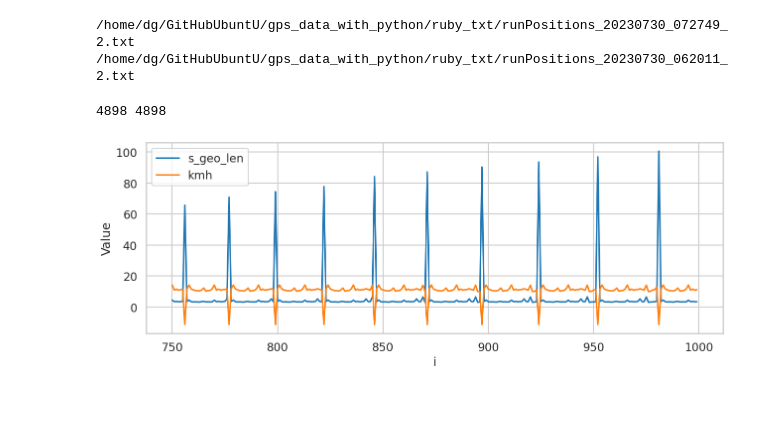
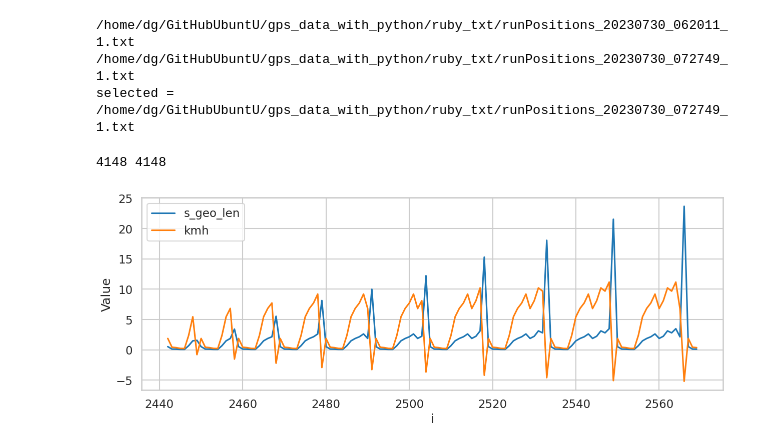
Before and after one commit to dogasiyli/gps_data_with_python, a Jupyter notebook: notebooks/runpos.ipynb, the cells around one changed output. Cells and saved outputs as stored; diff of their text form; code cells hidden in the pictures; blank space fills up the shorter version.

```diff
--- a/notebooks/runpos.ipynb
+++ b/notebooks/runpos.ipynb
@@ -12,16 +12,20 @@ import os
 def list_txt_files():
     txt_files = []
     for f in os.listdir("../ruby_txt/"):
-        if f.endswith("_2.txt"):
+        if f.endswith("_1.txt"):
             full_file = os.path.abspath(os.path.join("../ruby_txt/", f))
             txt_files.append(full_file)
     print("\n".join(txt_files))
     return txt_files
 
 txt_files = list_txt_files()
+
+fname = txt_files[1]
+print(f"selected = {fname}")
 # %% [output]
-/home/dg/GitHubUbuntU/gps_data_with_python/ruby_txt/runPositions_20230730_072749_2.txt
-/home/dg/GitHubUbuntU/gps_data_with_python/ruby_txt/runPositions_20230730_062011_2.txt
+/home/dg/GitHubUbuntU/gps_data_with_python/ruby_txt/runPositions_20230730_062011_1.txt
+/home/dg/GitHubUbuntU/gps_data_with_python/ruby_txt/runPositions_20230730_072749_1.txt
+selected = /home/dg/GitHubUbuntU/gps_data_with_python/ruby_txt/runPositions_20230730_072749_1.txt
 # %%
 import json
 # Function to read JSON data from a file and parse it into a Python object
@@ -31,7 +35,7 @@ def read_json_file(file_path):
         return data
 
 # Call the function to read the JSON data
-pos_data = read_json_file("/home/dg/GitHubUbuntU/gps_data_with_python/ruby_txt/runPositions_20230730_062011_1.txt")
+pos_data = read_json_file(fname)
 # %%
 import numpy as np
 from geo_funcs import calc_geodesic
@@ -54,26 +58,26 @@ s_geo_len, kmh = get_s_geo_len_kmh_vectors(pos_data)
 # %%
 print(len(s_geo_len), len(kmh))
 # %% [output]
-4898 4898
+4148 4148
 # %%
 # Now you can use 's_geo_len' and 'kmh' for plotting using any plotting library like Matplotlib
 # For example:
 import matplotlib.pyplot as plt
 
 # Assuming 'i_values' contains the corresponding values of 'i' (e.g., [2, 3])
-fr = 750
-to = min(1000, len(s_geo_len))
+fr = 2442
+to = min(2570, len(s_geo_len))
 i_values = list(range(fr, to))
 
 fig, ax = plt.subplots(figsize=(15, 5))
 plt.plot(i_values, s_geo_len[fr:to], label='s_geo_len')
 plt.plot(i_values, kmh[fr:to], label='kmh')
 plt.xlabel('i')
 plt.ylabel('Value')
 plt.legend()
 plt.show()
 # %% [output]
-[figure, old version]
+[figure, new version]
 # %%
 j = 0
 loa = []
```
Also changed, not shown: parts of 1 cell of this notebook.
